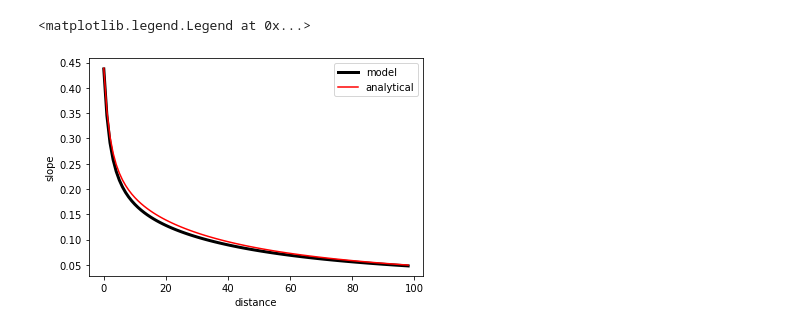
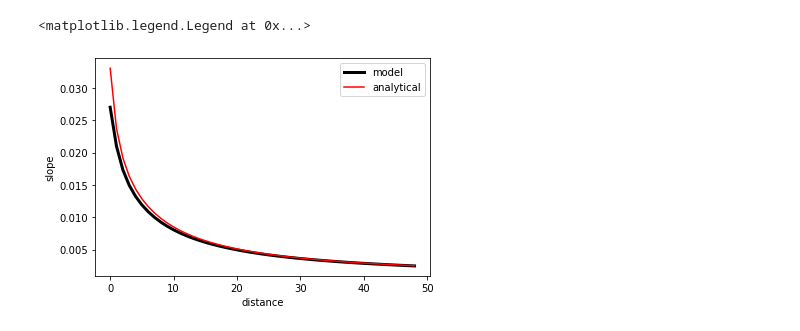
Before and after one commit to vaga3461/High-Plains, a Jupyter notebook: modeling headway FA22/manuscript figs/full model analytical.ipynb, the cells around one changed output. Drawn from its saved outputs; the diff is of its cells as text; code cells hidden in the pictures.

```diff
--- a/modeling headway FA22/manuscript figs/full model analytical.ipynb
+++ b/modeling headway FA22/manuscript figs/full model analytical.ipynb
@@ -32,9 +32,9 @@ beta = 0.0005
 
 psi = 0.0005
 
-D = 0.015 # grain size
-phi = 0.45 # porosity
-baselevel_rate = 0.0005 # baselevel fall rate
+D = 0.01 # grain size
+phi = 0.1 # porosity
+baselevel_rate = 0.0001 # baselevel fall rate
 # %%
 kxb = 25
 Pxb = 1./5.
@@ -92,7 +55,7 @@ def model(x, dx, x_node,
 
     q = Q/B_valley
     # dt = 0.2 * dx * dx / (kqs * q[-1]) # try changing to 10, 5, or 1 if this is unstable
-    dt = 5
+    dt = 500
 
     run_duration = dt * num_steps
     cum_time = 0.0
@@ -132,11 +95,13 @@ def model(x, dx, x_node,
 #         Rh_efficiency = 1 - np.exp(-width/(2*depth))
 
         # calc sed transport
-        Qs[1:] = kqs * I * Q[1:] * S**(7./6.) * (1 - alpha[:-1]) # * Rh_efficiency
+        Qs[1:] = kqs * I * Q[1:] * S**(7./6.) * (1 - alpha[:-1])
+        # Qs[1:] = kqs * I * Q[:-1] * S**(7./6.) * (1 - alpha[:-1])
         qs[1:] = Qs[1:] / B_valley[1:]
 
         # calc bedrock erosion
         Eb_p[:-1] = K * Q[1:] * S**(7./6.) * alpha[:-1]
+        # Eb_p[:-1] = K * Q[:-1] * S**(7./6.) * alpha[:-1]
         Eb_a[:-1] = beta * Qs[1:] * alpha[:-1]
         Eb[:-1] = (Eb_p[:-1] + Eb_a[:-1]) / B_valley[:-1]
 
@@ -167,7 +132,7 @@ def model(x, dx, x_node,
     return (dt, S, q, alpha, Qs, qs, Eb_p, Eb_a, Eb, atr, Eh, E, etab, H, eta)
 # %%
 #now write a test
-num_steps = 5000000
+num_steps = 40000
 test_run = [x, dx, x_node,
             K, beta,
             D, phi, Hstar, psi,
@@ -224,13 +173,35 @@ alpha = (kqs * I * beta)/(K - (K*np.exp(-beta * x)) + (kqs * I * beta))
 # %%
-S_an = ((1/((K*Q[1:]*alpha[1:]) -
-            (K * Q[1:] * alpha[1:] * np.exp(-beta * x[1:])) +
-            (K * Q[1:]))) * ((U * B_valley[:-1])/alpha[1:])) ** (6./7.)
+# S_an = ((1/((K*Q*alpha) -
+#             (K * Q * alpha * np.exp(-beta * x)) +
+#             (K * Q))) * ((U * B_valley)/alpha)) ** (6./7.)
+
+# just see if ben's solution works
+A1 = beta * kqs * I
+A2 = (1 - np.exp(-beta * x)) * K
+A3 = beta * kqs * I
+
+alpha_Ben = A1 / (A2 + A3)
+
+term_1 = 1 - np.exp(-beta * x)
+term_2 = K * Q * alpha_Ben
+term_3 = term_1 * term_2 + K * Q
+term_4 = (U * B_valley) / alpha_Ben
+
+S_an_Ben = (term_4 / term_3) ** (6 / 7)
+
+# S_an_mine = ((1/((K*Q[1:]*alpha_mine[1:]) -
+#             (K * Q[1:] * alpha_mine[1:] * np.exp(-beta * x[1:])) +
+#             (K * Q[1:]))) * ((U * B_valley[:-1])/alpha_mine[1:])) ** (6./7.)
+
+S_an_mine = ((1/((K*Q*alpha_mine) -
+            (K * Q * alpha_mine * np.exp(-beta * x)) +
+            (K * Q))) * ((U * B_valley)/alpha_mine)) ** (6./7.)
 # %%
 plt.plot(S, label = 'model', linewidth = 3, color = 'k')
-plt.plot(S_an, label = 'analytical', color = 'red')
+plt.plot(S_an_Ben[1:], label = 'analytical', color = 'red')
 plt.xlabel('distance')
 plt.ylabel('slope')
 plt.legend()
 # %% [output]
 <matplotlib.legend.Legend at 0x...>
-[figure, old version]
+[figure, new version]
```
Also changed, not shown: parts of 14 cells of this notebook, 6 other files.
